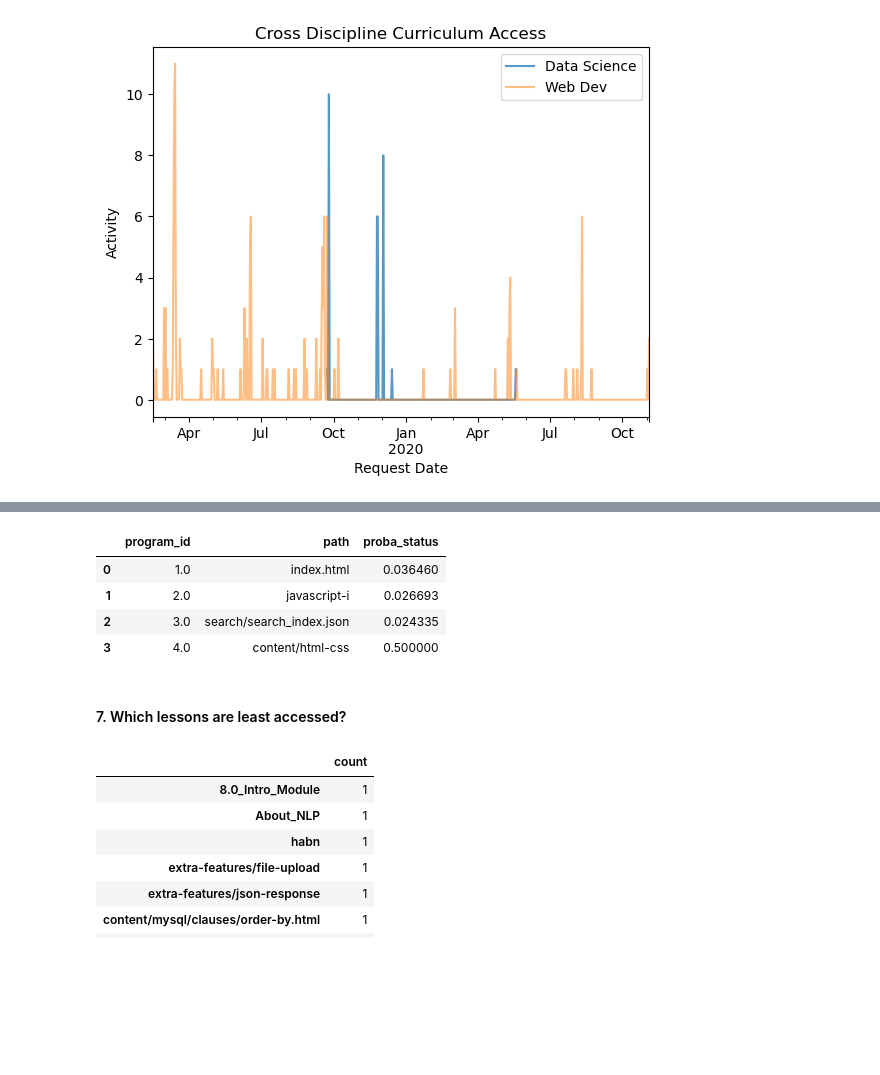
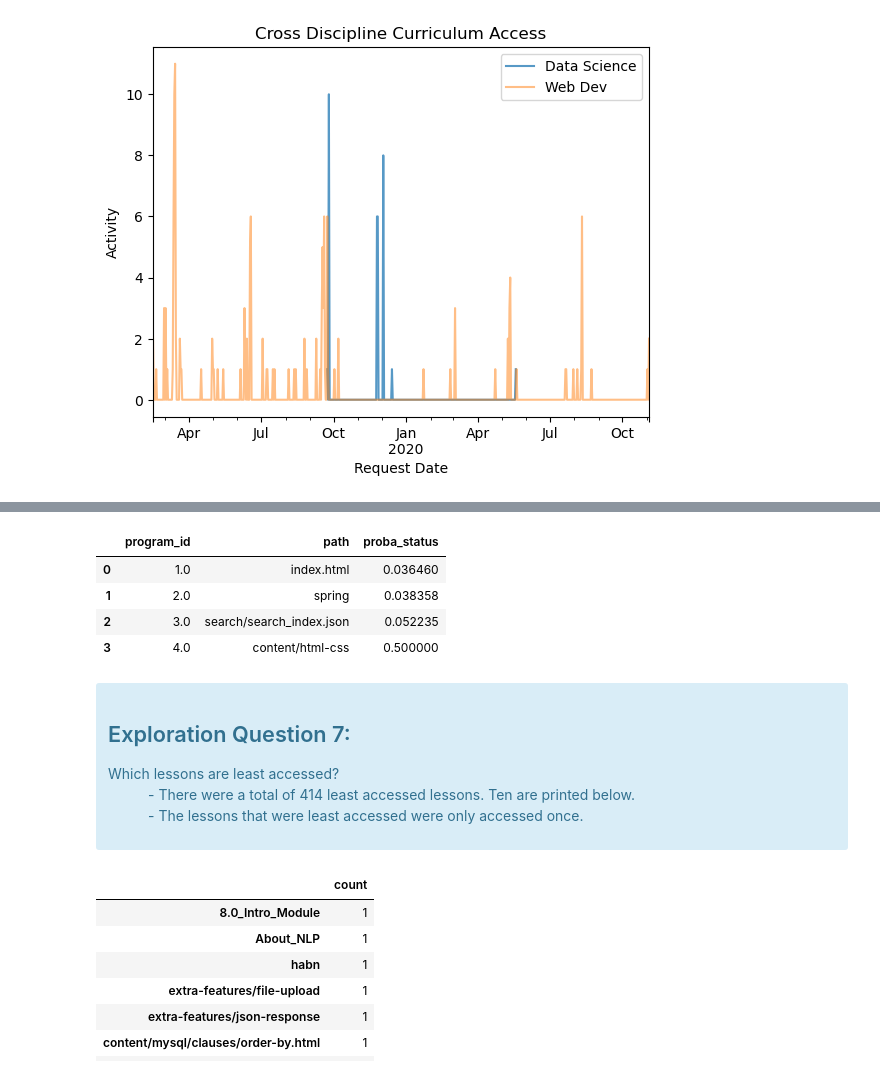
Before and after one commit to anomoly-detection-mini-project/anomoly-detection-mini-project, a Jupyter notebook: final_notebook.ipynb, the cells around one changed output, grey strips where cells are left out. Saved outputs shown, nothing was run; the diff lists cells and outputs as text; code cells hidden in the pictures; blank space fills up the shorter version.

```diff
--- a/final_notebook.ipynb
+++ b/final_notebook.ipynb
@@ -127,20 +125,29 @@ ex.q5()
 # %%
 # get dataframe with graduates
 grad_df = df[df.date > df.end_date]
 
 # get topic that grads continue to reference
-grad_progarm_max_traffic_df = ex.get_program_max_traffic(df)
+grad_progarm_max_traffic_df = ex.get_program_max_traffic(grad_df)
 
 # peak into data
 grad_progarm_max_traffic_df
 # %% [output]
 |  | program_id | path | proba_status |
 | 0 | 1.0 | index.html | 0.036460 |
-| 1 | 2.0 | javascript-i | 0.026693 |
-| 2 | 3.0 | search/search_index.json | 0.024335 |
+| 1 | 2.0 | spring | 0.038358 |
+| 2 | 3.0 | search/search_index.json | 0.052235 |
 | 3 | 4.0 | content/html-css | 0.500000 |
-# %% [markdown]
-#### 7. Which lessons are least accessed?
+# %% [markdown]
+<div class="alert alert-info">
+    <header>
+    <h2>Exploration Question 7:</h2>
+    </header>
+    <dl>
+        <dt>Which lessons are least accessed?</dt>
+        <dd>- There were a total of 414 least accessed lessons. Ten are printed below.</dd>
+        <dd>- The lessons that were least accessed were only accessed once.</dd>
+    </dl>
+</div>
 # %%
 # get dataframe with count of lessson visited
 min_traffic = ex.min_traffic(df)
```
Also changed, not shown: parts of 15 cells of this notebook, 2 other files.
